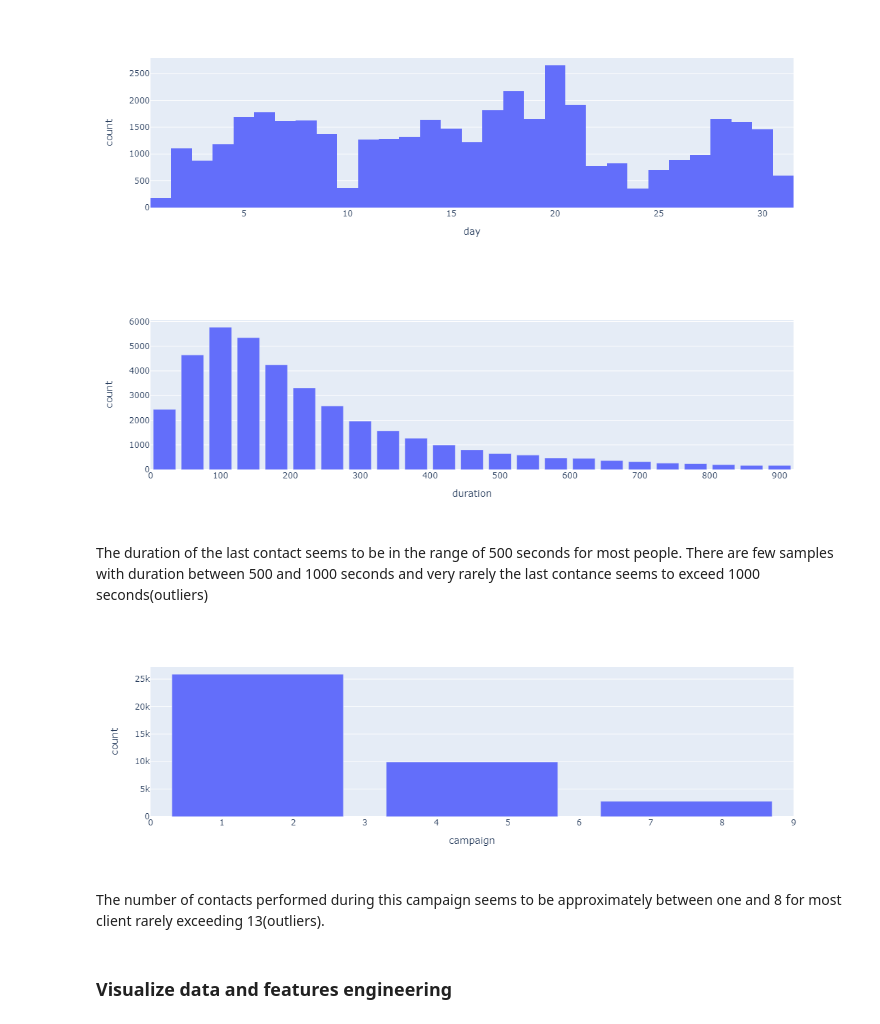
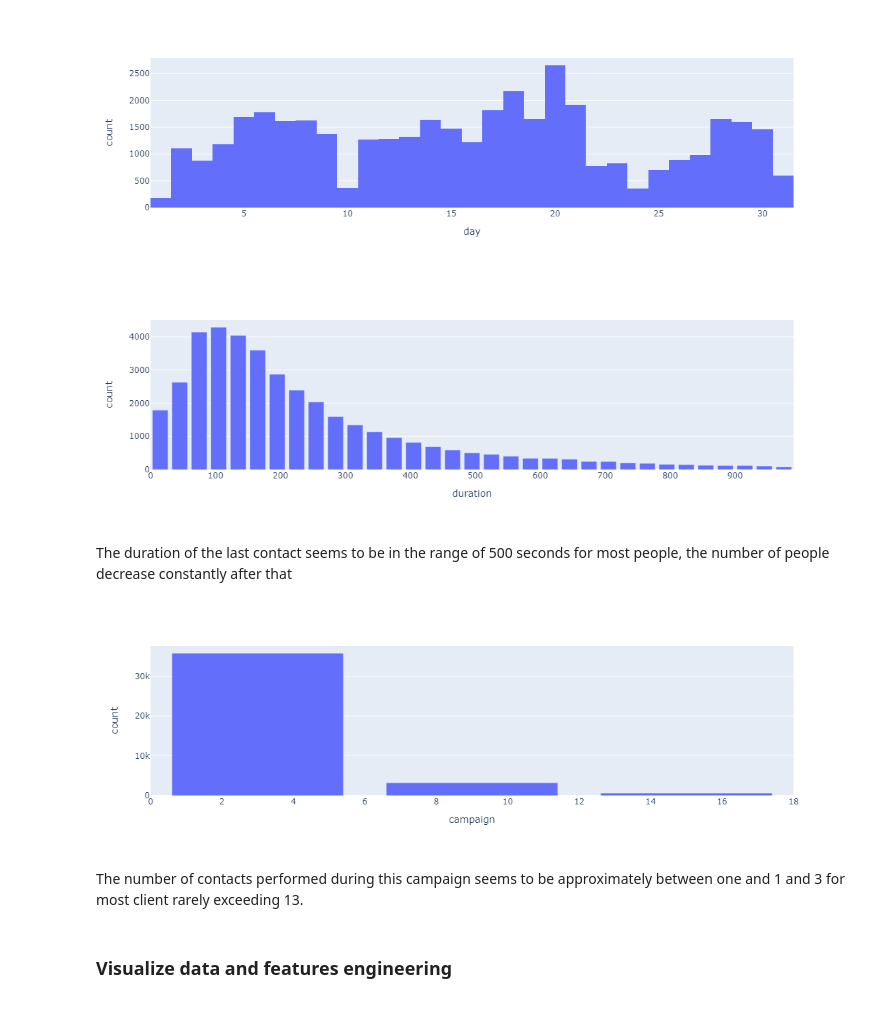
Before and after one commit to chiara89/OJGBREGVkBPNHLBf, a Jupyter notebook: term_deposit_subscription_prediction.ipynb, the cells around one changed output. Cells and saved outputs as stored; diff of their text form; code cells hidden in the pictures.

```diff
--- a/term_deposit_subscription_prediction.ipynb
+++ b/term_deposit_subscription_prediction.ipynb
@@ -140,23 +140,23 @@ fig.show()
 # %% [output]
 [figure]
 # %%
-counts, bins = np.histogram(df.duration, bins=range(0, 960, 40))
+counts, bins = np.histogram(df.duration, bins=range(0, 1000, 30))
 bins = 0.5 * (bins[:-1] + bins[1:])
 fig = px.bar(x=bins, y=counts, labels={'x':'duration', 'y':'count'})
 fig.show()
 # %% [output]
-[figure, old version]
+[figure, new version]
 # %% [markdown]
-The duration of the last contact seems to be in the range of 500 seconds for most people. There are few samples with duration between 500 and 1000 seconds and very rarely the last contance seems to exceed 1000 seconds(outliers)
+The duration of the last contact seems to be in the range of 500 seconds for most people, the number of people decrease constantly after that
 # %%
-counts, bins = np.histogram(df.campaign, bins=range(0, 12, 3))
+counts, bins = np.histogram(df.campaign, bins=range(0, 21, 6))
 bins = 0.5 * (bins[:-1] + bins[1:])
 fig = px.bar(x=bins, y=counts, labels={'x':'campaign', 'y':'count'})
 fig.show()
 # %% [output]
-[figure, old version]
+[figure, new version]
 # %% [markdown]
-The number of contacts performed during this campaign seems to be approximately between one and 8 for most client rarely exceeding 13(outliers).
+The number of contacts performed during this campaign seems to be approximately between one and 1 and 3 for most client rarely exceeding 13.
 # %% [markdown]
 ### Visualize data and features engineering
 # %%
```
Also changed, not shown: parts of 30 cells of this notebook.
